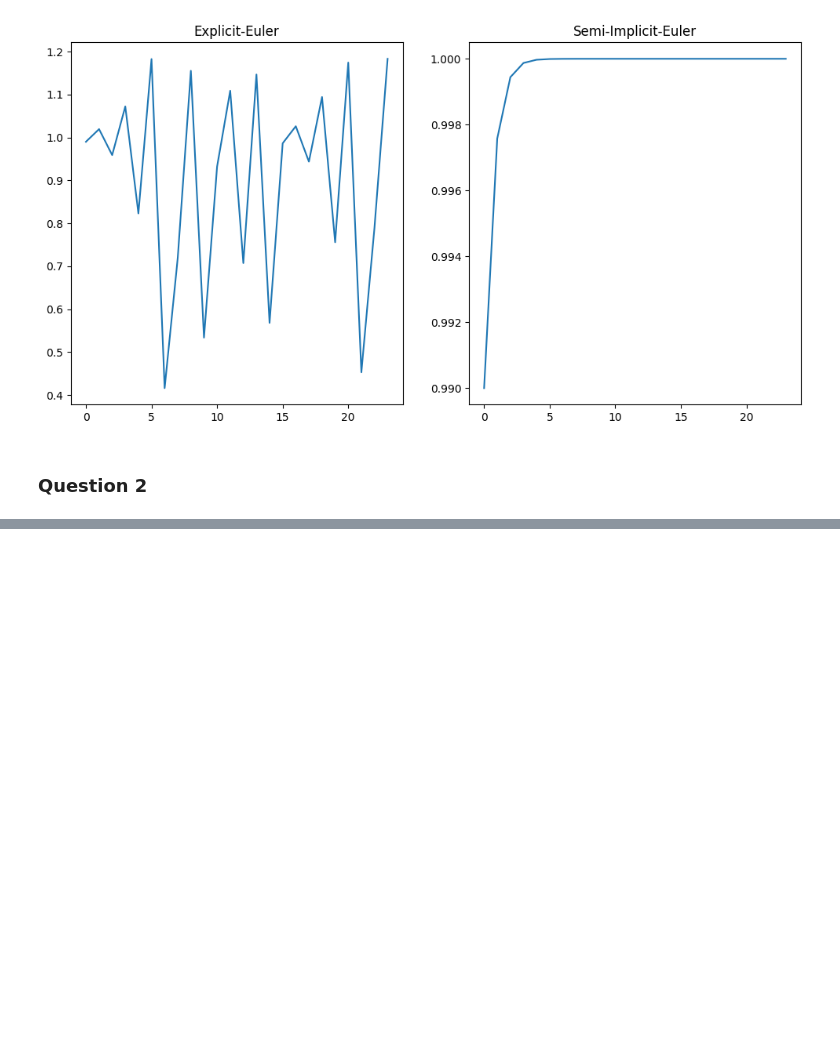
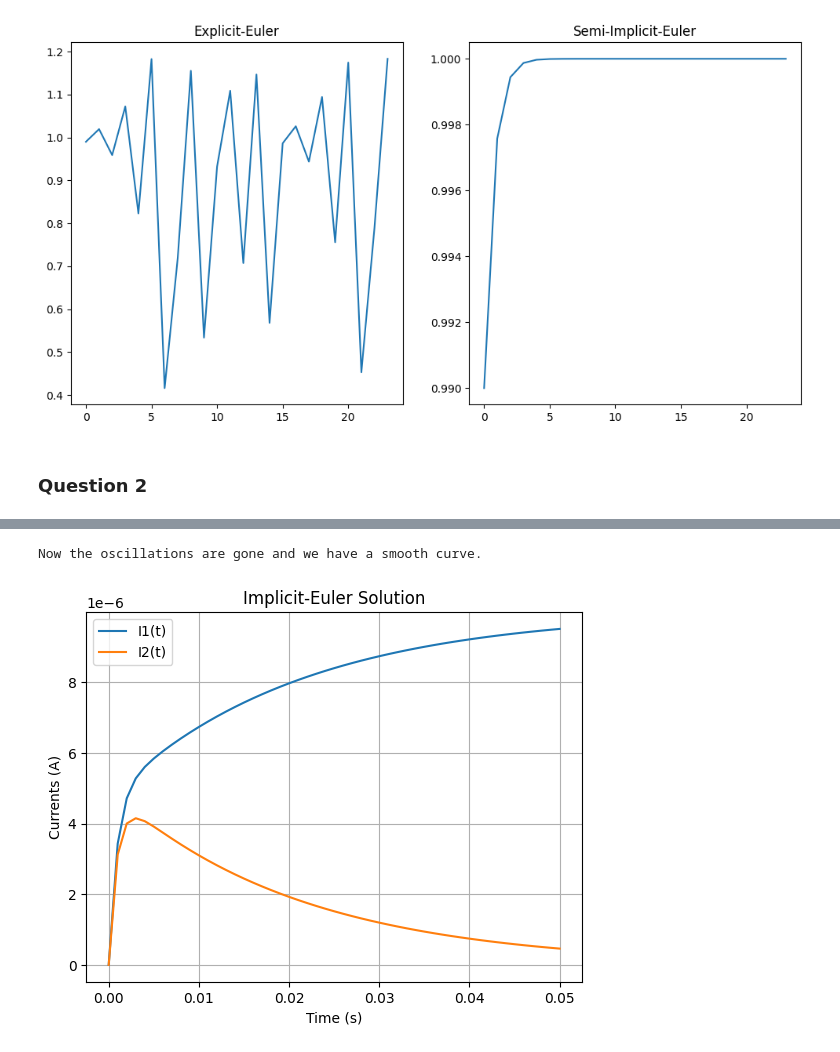
Before and after one commit to GalD101/Numerical-Analysis, a Jupyter notebook: Assignment 6/assignment6.ipynb, the cells around one changed output, grey strips where cells are left out. Drawn from its saved outputs; the diff is of its cells as text; code cells hidden in the pictures; blank space fills up the shorter version.

```diff
--- a/Assignment 6/assignment6.ipynb
+++ b/Assignment 6/assignment6.ipynb
@@ -109,0 +289,50 @@ d.draw()
+# %%
+def implicit_euler_q2(A, b, I0, t, h):
+    """
+    Solves the system of ODEs using the Implicit Euler method with step size h.
+
+    Parameters:
+        A (np.ndarray): Coefficient matrix.
+        b (np.ndarray): Constant vector.
+        I0 (np.ndarray): Initial conditions for I.
+        t (float): Time range [t0, tf].
+        h (float): Step size.
+
+    Returns:
+        np.ndarray: Solution matrix, where each row corresponds to [I1, I2] at each time step.
+        np.ndarray: Time points array.
+    """
+    num_steps = int((t[-1] - t[0]) / h) + 1
+    t_points = np.linspace(t[0], t[-1], num_steps)
+    I = np.zeros((num_steps, len(I0)))
+
+    # Initial conditions
+    I[0] = I0
+
+    # Precompute (I - h*A)^(-1) for efficiency (won't change in the loop)
+    inv_matrix = np.linalg.inv(np.eye(len(A)) - h * A)
+
+    for i in range(1, num_steps):
+        I[i] = np.dot(inv_matrix, I[i - 1] + h * b)
+
+    return I, t_points
+
+
+# Solve the system
+sol_implicit_euler_q2, t = implicit_euler_q2(A, b, I0, t, h)
+
+# note: I label the axes with units, although I was not given the units. I assume the units are Amperes and seconds.
+print("Now the oscillations are gone and we have a smooth curve.")
+
+# Plot the solution
+plt.plot(t, sol_implicit_euler_q2[:, 0], label="I1(t)")
+plt.plot(t, sol_implicit_euler_q2[:, 1], label="I2(t)")
+plt.xlabel("Time (s)")
+plt.ylabel("Currents (A)")
+plt.title("Implicit-Euler Solution")
+plt.legend()
+plt.grid()
+plt.show()
+# %% [output]
+Now the oscillations are gone and we have a smooth curve.
+[figure, added]
```
Also changed, not shown: parts of 17 cells of this notebook.
